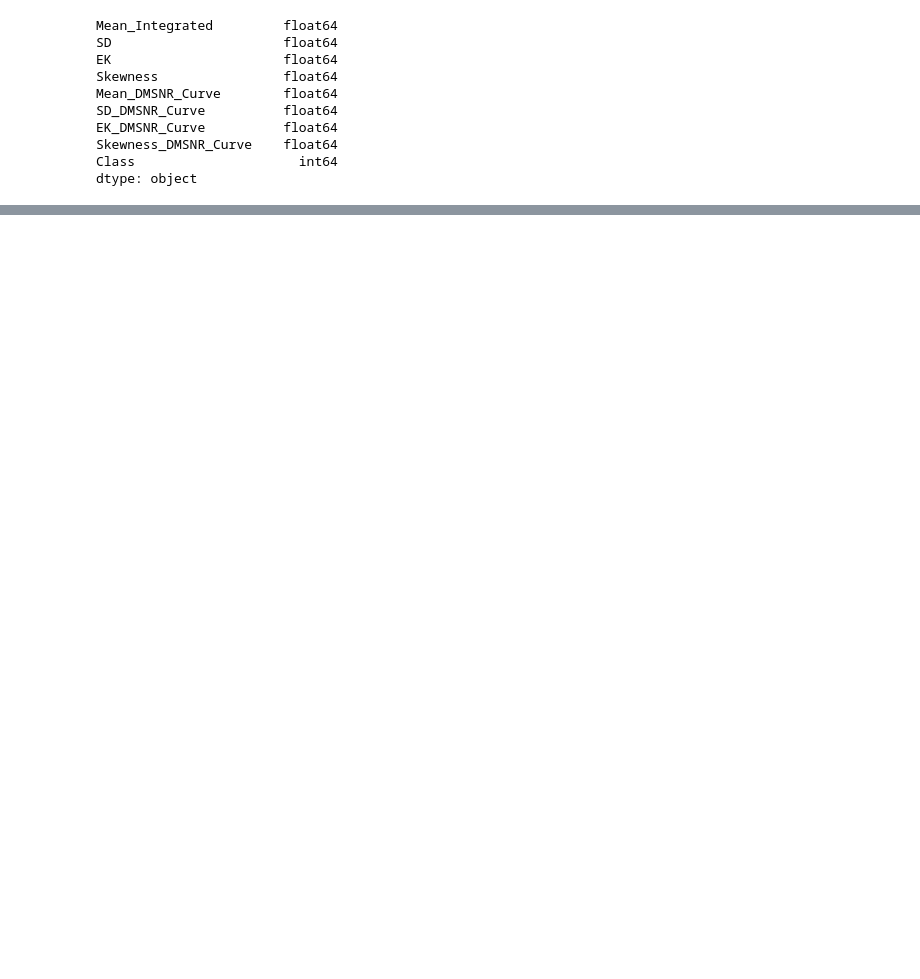
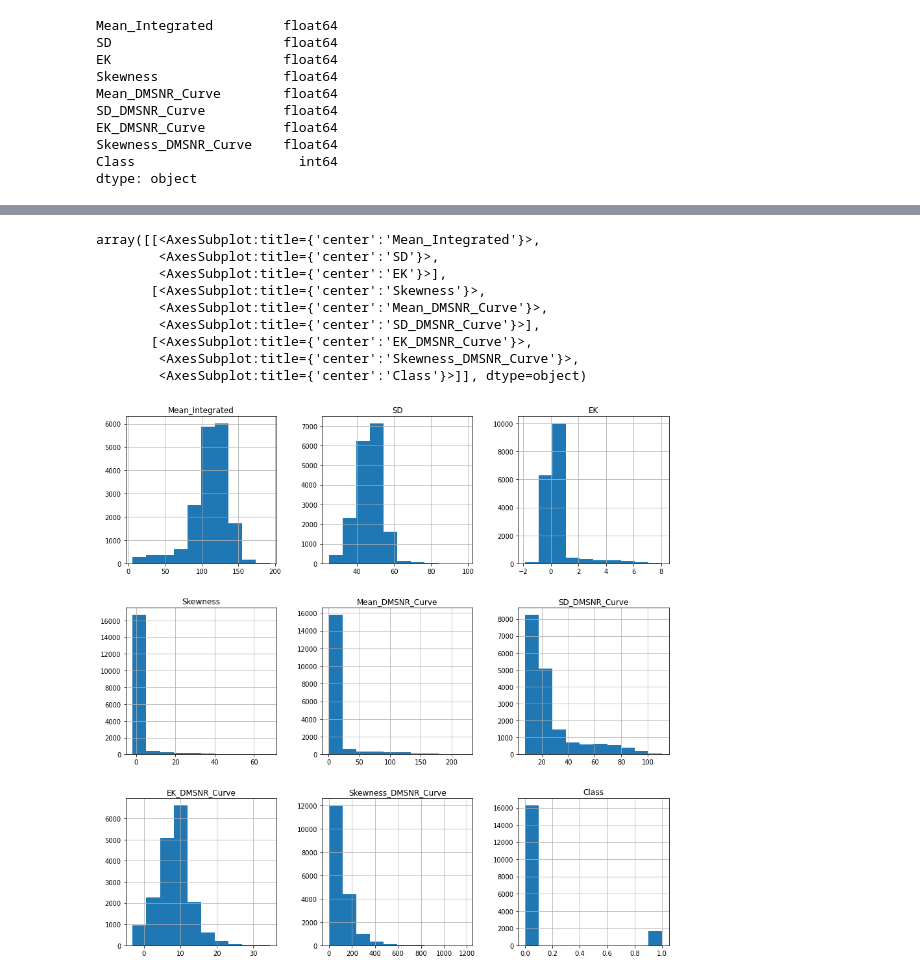
Before and after one commit to derrick-poage/Pulsar-prediction, a Jupyter notebook: Pulsar Prediction.ipynb, the cells around one changed output, grey strips where cells are left out. Drawn from its saved outputs; the diff is of its cells as text; code cells hidden in the pictures; blank space fills up the shorter version.

```diff
--- a/Pulsar Prediction.ipynb
+++ b/Pulsar Prediction.ipynb
@@ -142,0 +258,13 @@ pulsar.describe()
+# %%
+pulsar.hist(figsize=(15,15))
+# %% [output]
+array([[<AxesSubplot:title={'center':'Mean_Integrated'}>,
+        <AxesSubplot:title={'center':'SD'}>,
+        <AxesSubplot:title={'center':'EK'}>],
+       [<AxesSubplot:title={'center':'Skewness'}>,
+        <AxesSubplot:title={'center':'Mean_DMSNR_Curve'}>,
+        <AxesSubplot:title={'center':'SD_DMSNR_Curve'}>],
+       [<AxesSubplot:title={'center':'EK_DMSNR_Curve'}>,
+        <AxesSubplot:title={'center':'Skewness_DMSNR_Curve'}>,
+        <AxesSubplot:title={'center':'Class'}>]], dtype=object)
+[figure, added]
```
Also changed, not shown: parts of 19 cells of this notebook.
